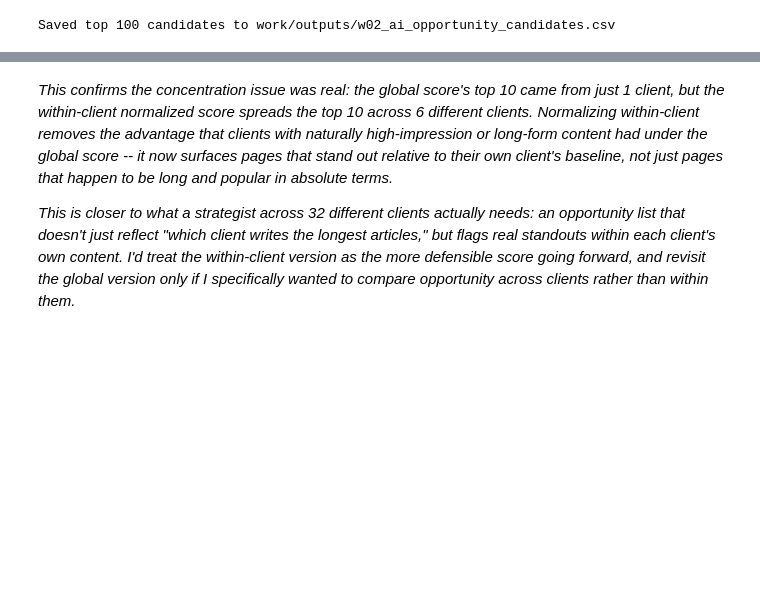
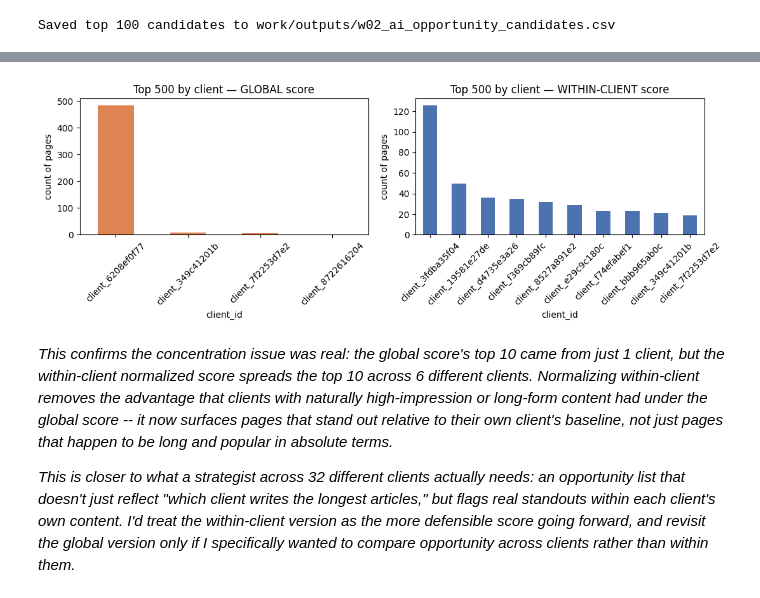
Before and after one commit to whozahm3d/flyrank-ml-internship, a Jupyter notebook: work/notebooks/w02_ml_task_framing.ipynb, the cells around one changed output, grey strips where cells are left out. Saved outputs shown, nothing was run; the diff lists cells and outputs as text; code cells hidden in the pictures; blank space fills up the shorter version.

```diff
--- a/work/notebooks/w02_ml_task_framing.ipynb
+++ b/work/notebooks/w02_ml_task_framing.ipynb
@@ -359,3 +418,24 @@ Saved top 100 candidates to work/outputs/w02_ai_opportunity_candidates.csv
+# %%
+fig, axes = plt.subplots(1, 2, figsize=(11, 4))
+
+top500_global = candidates.sort_values("ai_opportunity_score", ascending=False).head(500)
+top500_wc = candidates_wc.sort_values("ai_opportunity_score_within_client", ascending=False).head(500)
+
+top500_global["client_id"].value_counts().head(10).plot(kind="bar", ax=axes[0], color="#DD8452")
+axes[0].set_title("Top 500 by client — GLOBAL score")
+axes[0].set_ylabel("count of pages")
+axes[0].tick_params(axis="x", rotation=45)
+
+top500_wc["client_id"].value_counts().head(10).plot(kind="bar", ax=axes[1], color="#4C72B0")
+axes[1].set_title("Top 500 by client — WITHIN-CLIENT score")
+axes[1].set_ylabel("count of pages")
+axes[1].tick_params(axis="x", rotation=45)
+
+plt.tight_layout()
+plt.savefig("work/figures/w02_client_concentration.png", dpi=150, bbox_inches="tight")
+plt.show()
+# %% [output]
+[figure, added]
 # %% [markdown]
 *This confirms the concentration issue was real: the global score's top 10 came from just 1
 client, but the within-client normalized score spreads the top 10 across 6 different clients.
```
Also changed, not shown: parts of 14 cells of this notebook.
